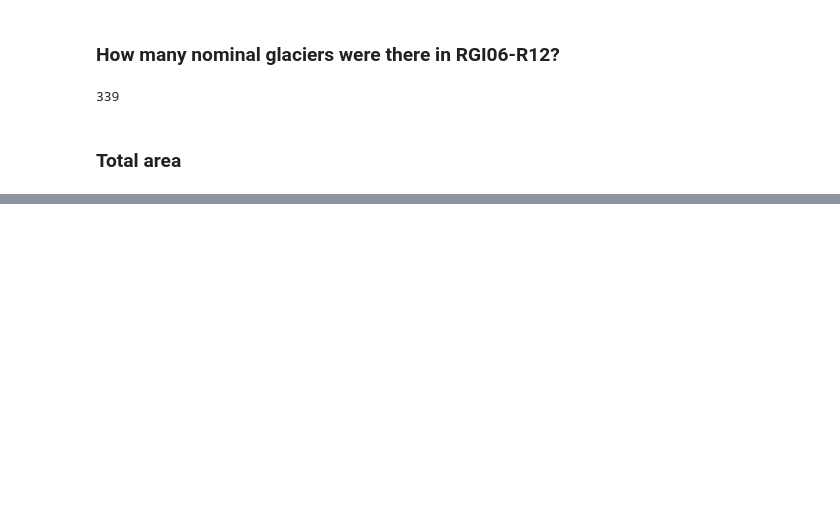
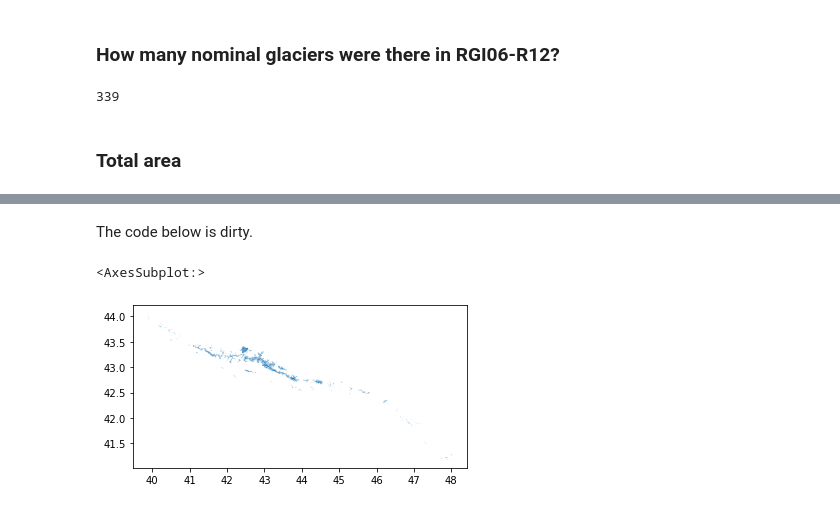
Before and after one commit to GLIMS-RGI/rgi7_scripts, a Jupyter notebook: workflow/RGI12.ipynb, the cells around one changed output, grey strips where cells are left out. Cells and saved outputs as stored; diff of their text form; code cells hidden in the pictures; blank space fills up the shorter version.

```diff
--- a/workflow/RGI12.ipynb
+++ b/workflow/RGI12.ipynb
@@ -203,0 +241,4 @@ Area difference [km²]: -60.742387541333756
+# %%
+# add an area field to RGI_ss and reference data
+RGI_ss_caucasus['area'] = RGI_ss_caucasus.to_crs({'proj':'cea'}).area
+ref_df['area'] = ref_df.to_crs({'proj':'cea'}).area
@@ -203,0 +259,5 @@ Area difference [km²]: -60.742387541333756
+# %% [markdown]
+The code below is dirty.
+# %%
+df_ref = ref_df.copy()
+rgi7 = RGI_ss_caucasus.copy()
@@ -203,0 +268,21 @@ Area difference [km²]: -60.742387541333756
+# %%
+def xy_coord(geom):
+    """To compute CenLon CenLat ourselves"""
+    x, y = geom.xy
+    return x[0], y[0]
+# %%
+# compute CenLon CenLat ourselves
+rp = df_ref.representative_point()
+coordinates = np.array(list(rp.apply(xy_coord)))
+df_ref['CenLon'] = coordinates[:, 0]
+df_ref['CenLat'] = coordinates[:, 1]
+
+rp = rgi7.representative_point()
+coordinates = np.array(list(rp.apply(xy_coord)))
+rgi7['CenLon'] = coordinates[:, 0]
+rgi7['CenLat'] = coordinates[:, 1]
+# %%
+df_ref.plot()
+# %% [output]
+<AxesSubplot:>
+[figure, added]
```
Also changed, not shown: parts of 52 cells of this notebook, 5 other files.
